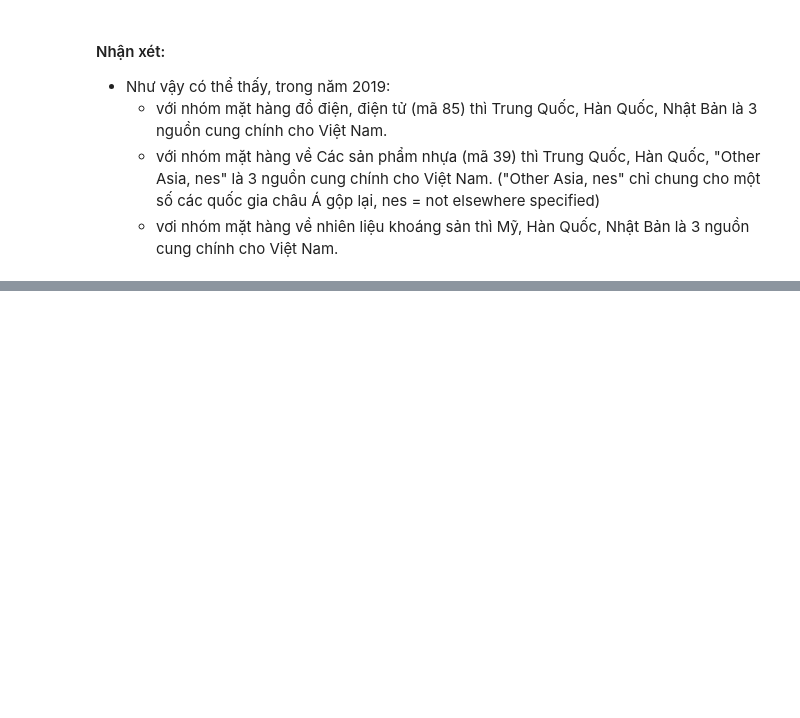
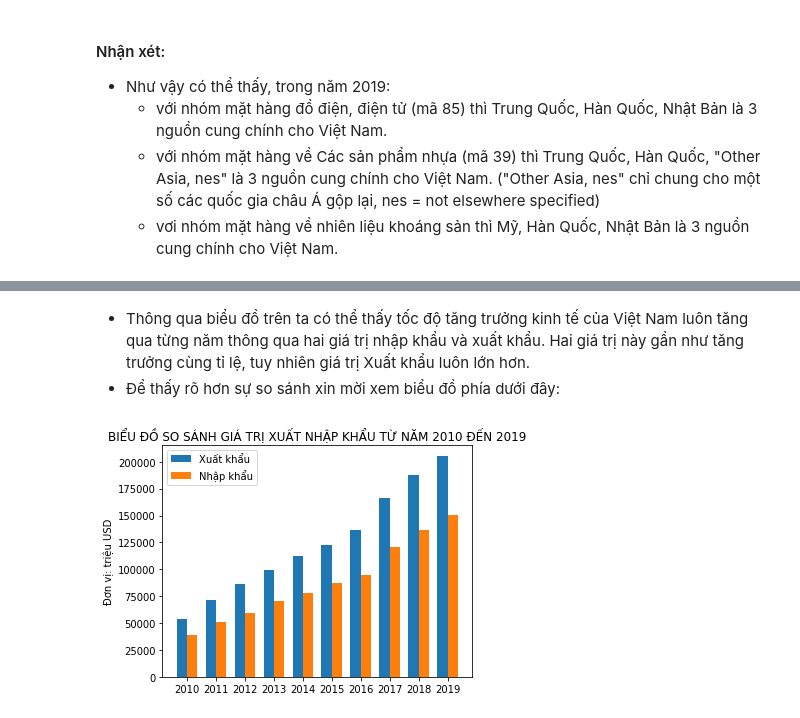
Before and after one commit to quangkhanh77/LTKHDL, a Jupyter notebook: 1712521-DuongHoangQuangKhanh.ipynb, the cells around one changed output, grey strips where cells are left out. Cells and saved outputs as stored; diff of their text form; code cells hidden in the pictures; blank space fills up the shorter version.

```diff
--- a/1712521-DuongHoangQuangKhanh.ipynb
+++ b/1712521-DuongHoangQuangKhanh.ipynb
@@ -491,0 +540,25 @@ dtype: object
+# %% [markdown]
+- Thông qua biểu đồ trên ta có thể thấy tốc độ tăng trưởng kinh tế của Việt Nam luôn tăng qua từng năm thông qua hai giá trị nhập khẩu và xuất khẩu. Hai giá trị này gần như tăng trưởng cùng tỉ lệ, tuy nhiên giá trị Xuất khẩu luôn lớn hơn.
+- Để thấy rõ hơn sự so sánh xin mời xem biểu đồ phía dưới đây:
+# %%
+y = np.array(sum_ex_value.index)
+x1 = sum_ex_value.values.flatten()
+x2 = sum_im_value.values.flatten()
+
+n = np.arange(len(y))  # the label locations
+width = 0.35  # the width of the bars
+
+fig, ax = plt.subplots()
+ax.bar(n - width/2, x1, width, label='Xuất khẩu')
+ax.bar(n + width/2, x2, width, label='Nhập khẩu')
+
+ax.set_ylabel('Đơn vị: triệu USD')
+ax.set_title('BIỂU ĐỒ SO SÁNH GIÁ TRỊ XUẤT NHẬP KHẨU TỪ NĂM 2010 ĐẾN 2019')
+ax.set_xticks(n)
+ax.set_xticklabels(y)
+ax.legend()
+fig.tight_layout()
+
+plt.show()
+# %% [output]
+[figure, added]
```
Also changed, not shown: parts of 16 cells of this notebook.
